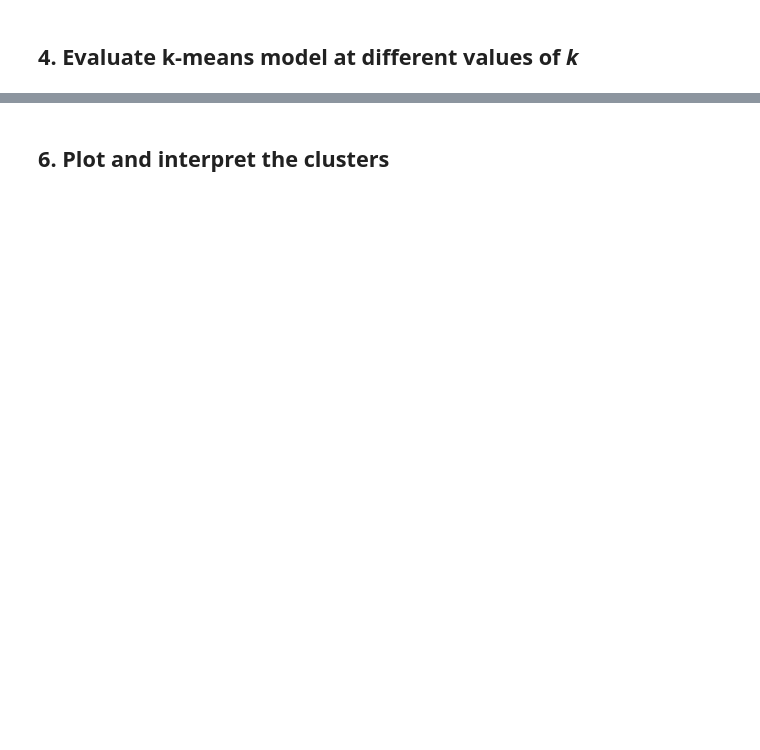
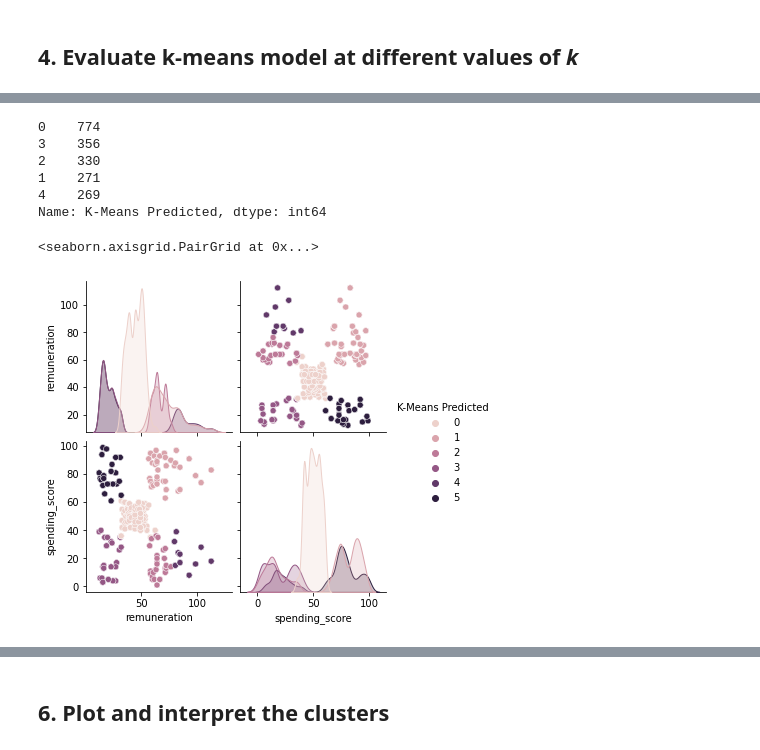
Before and after one commit to JavierConde1976/Cohort-2_LSE_DA301_assignment, a Jupyter notebook: LSE_DA301_assignment.ipynb, the cells around one changed output, grey strips where cells are left out. Saved outputs shown, nothing was run; the diff lists cells and outputs as text; code cells hidden in the pictures; blank space fills up the shorter version.

```diff
--- a/LSE_DA301_assignment.ipynb
+++ b/LSE_DA301_assignment.ipynb
@@ -645,0 +705,21 @@ sns.pairplot(df2)
+# %%
+# Check the number of observations per predicted class.
+x['K-Means Predicted'].value_counts()
+# %% [output]
+0    774
+3    356
+2    330
+1    271
+4    269
+Name: K-Means Predicted, dtype: int64
+# %%
+# Use 6 clusters:
+kmeans = KMeans(n_clusters = 6, max_iter = 15000, init='k-means++', random_state=0).fit(x)
+clusters = kmeans.labels_
+x['K-Means Predicted'] = clusters
+
+# Plot the predicted.
+sns.pairplot(x, hue='K-Means Predicted', diag_kind= 'kde')
+# %% [output]
+<seaborn.axisgrid.PairGrid at 0x...>
+[figure, added]
```
Also changed, not shown: parts of 24 cells of this notebook.
